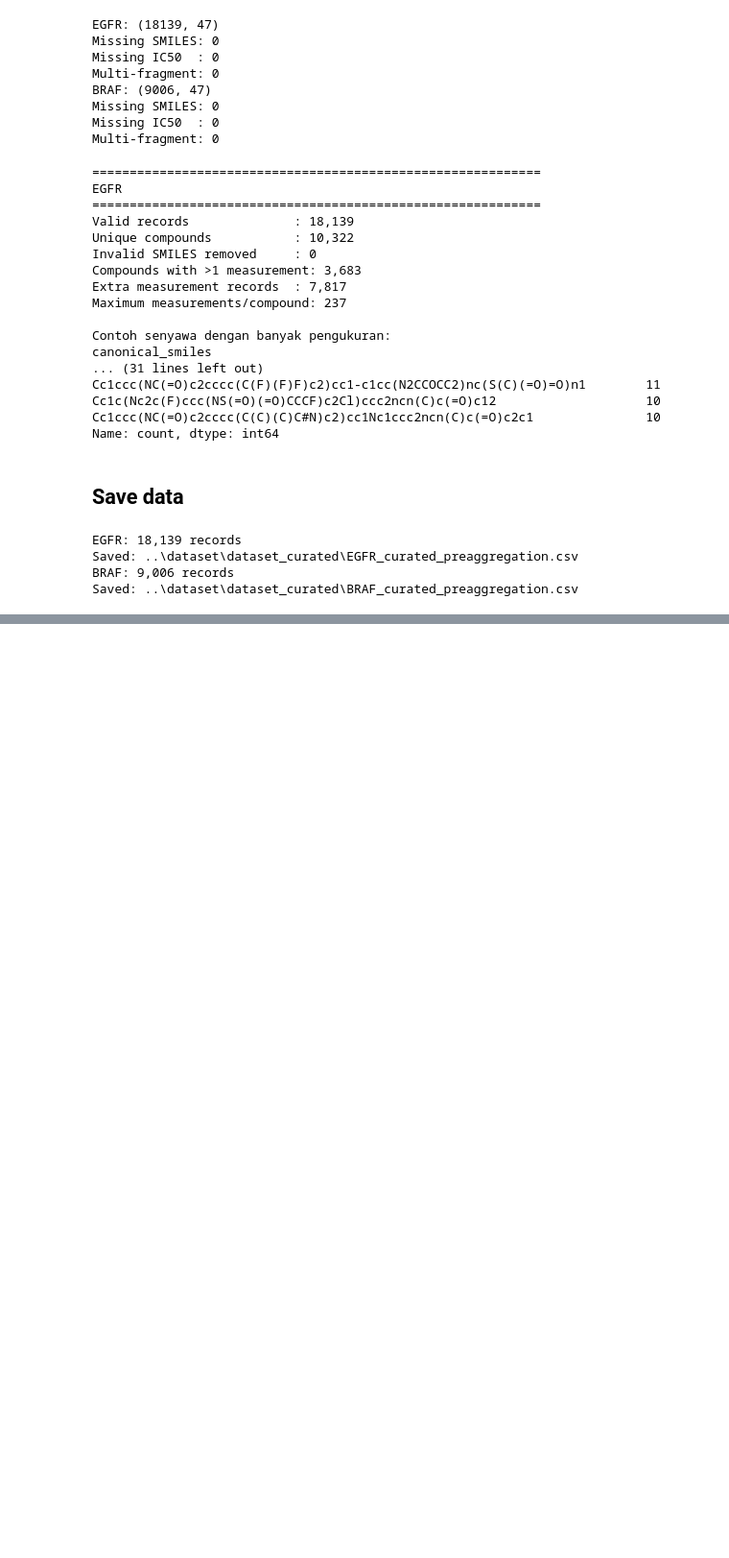
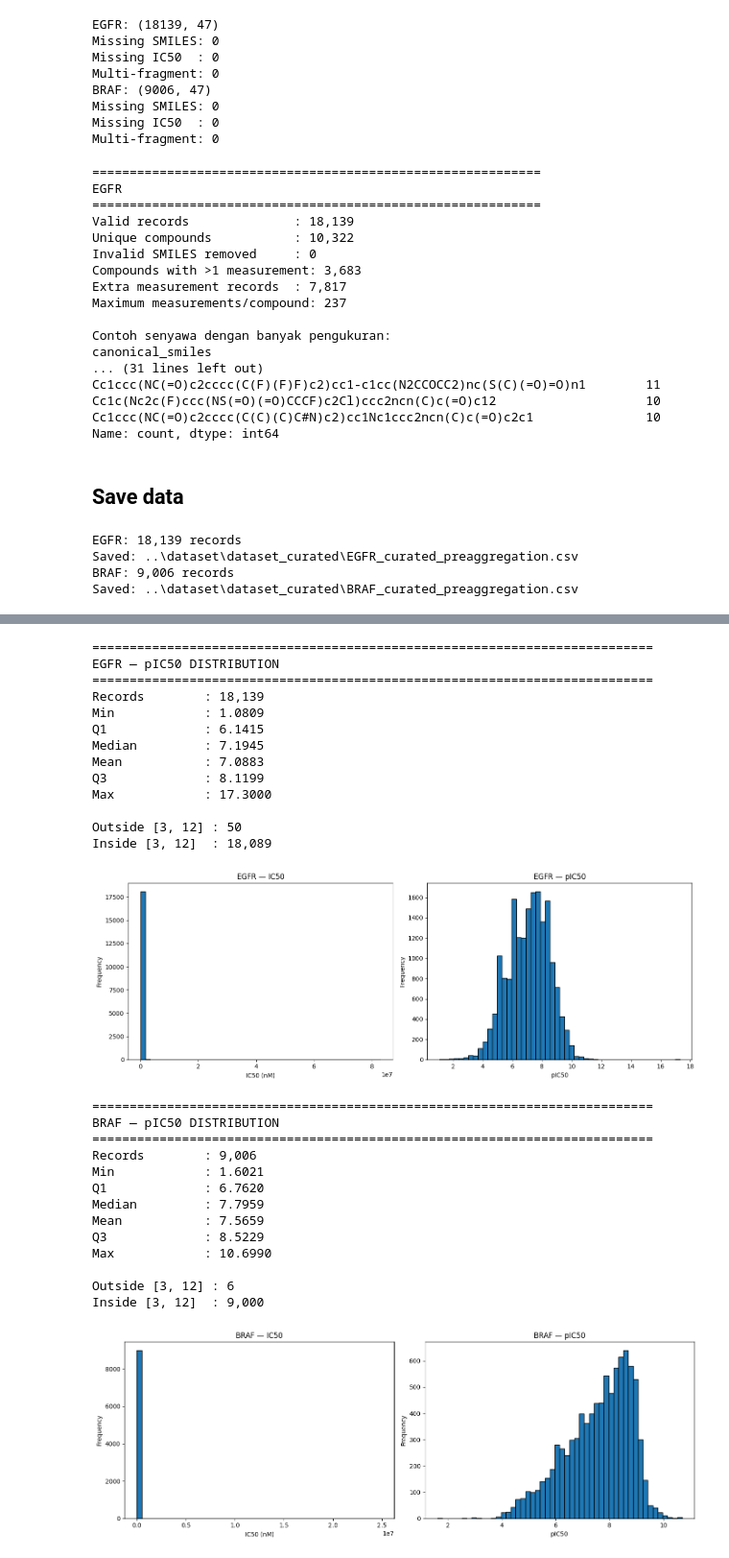
Before and after one commit to RhezaPriyaAnargya/tugas_akhir, a Jupyter notebook: Eksperimen/01_data_preprocessing.ipynb, the cells around one changed output, grey strips where cells are left out. Shown at 96% size. Drawn from its saved outputs; the diff is of its cells as text; code cells hidden in the pictures; blank space fills up the shorter version.

```diff
--- a/Eksperimen/01_data_preprocessing.ipynb
+++ b/Eksperimen/01_data_preprocessing.ipynb
@@ -233,0 +287,73 @@ Saved: ..\dataset\dataset_curated\BRAF_curated_preaggregation.csv
+# %%
+for target, df in curated.items():
+    print(f"\n{'='*75}")
+    print(f"{target} — pIC50 DISTRIBUTION")
+    print(f"{'='*75}")
+
+    pic50 = df["pIC50"].dropna()
+
+    print(f"Records        : {len(pic50):,}")
+    print(f"Min            : {pic50.min():.4f}")
+    print(f"Q1             : {pic50.quantile(0.25):.4f}")
+    print(f"Median         : {pic50.median():.4f}")
+    print(f"Mean           : {pic50.mean():.4f}")
+    print(f"Q3             : {pic50.quantile(0.75):.4f}")
+    print(f"Max            : {pic50.max():.4f}")
+
+    print(f"\nOutside [3, 12] : {((pic50 < 3) | (pic50 > 12)).sum():,}")
+    print(
+        f"Inside [3, 12]  : "
+        f"{((pic50 >= 3) & (pic50 <= 12)).sum():,}"
+    )
+
+    fig, axes = plt.subplots(1, 2, figsize=(14, 5))
+
+    axes[0].hist(
+        df["IC50_nM"],
+        bins=50,
+        edgecolor="black"
+    )
+    axes[0].set_title(f"{target} — IC50")
+    axes[0].set_xlabel("IC50 (nM)")
+    axes[0].set_ylabel("Frequency")
+
+    axes[1].hist(
+        pic50,
+        bins=50,
+        edgecolor="black"
+    )
+    axes[1].set_title(f"{target} — pIC50")
+    axes[1].set_xlabel("pIC50")
+    axes[1].set_ylabel("Frequency")
+
+    plt.tight_layout()
+    plt.show()
+# %% [output]
+===========================================================================
+EGFR — pIC50 DISTRIBUTION
+===========================================================================
+Records        : 18,139
+Min            : 1.0809
+Q1             : 6.1415
+Median         : 7.1945
+Mean           : 7.0883
+Q3             : 8.1199
+Max            : 17.3000
+
+Outside [3, 12] : 50
+Inside [3, 12]  : 18,089
+[figure, added]
+===========================================================================
+BRAF — pIC50 DISTRIBUTION
+===========================================================================
+Records        : 9,006
+Min            : 1.6021
+Q1             : 6.7620
+Median         : 7.7959
+Mean           : 7.5659
+Q3             : 8.5229
+Max            : 10.6990
+
+Outside [3, 12] : 6
+Inside [3, 12]  : 9,000
+[figure, added]
```
Also changed, not shown: parts of 17 cells of this notebook, 2 other files.
